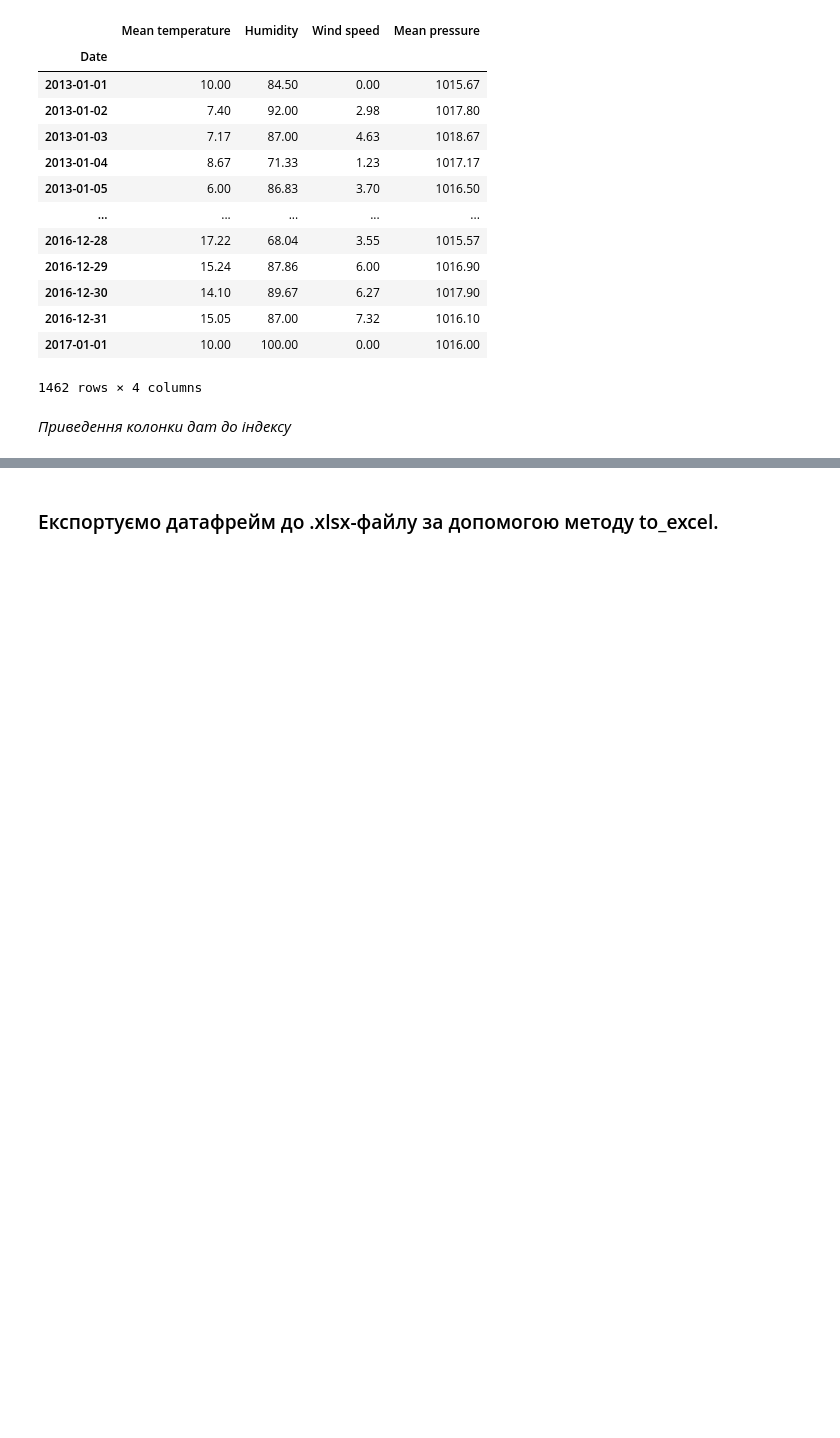
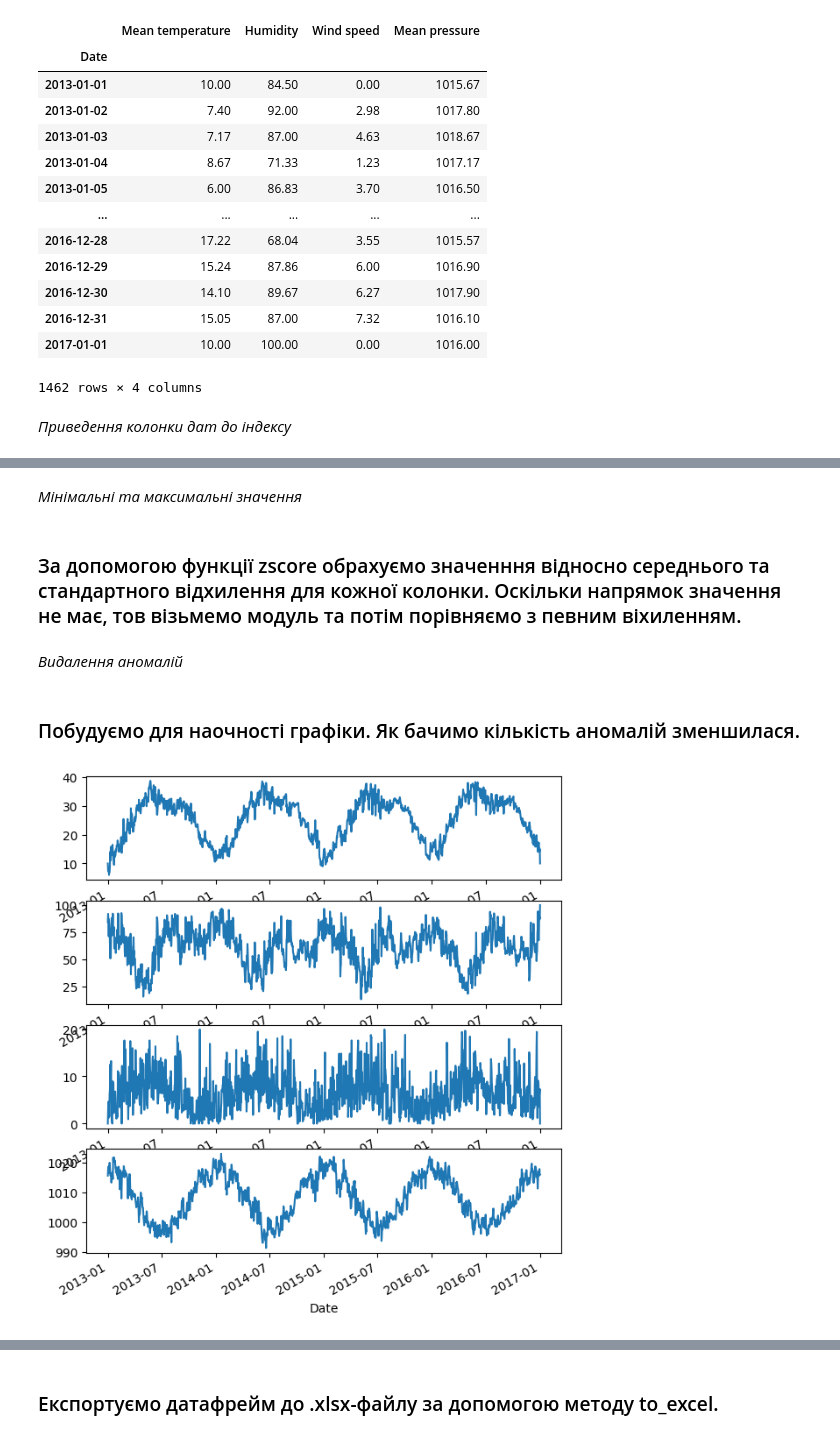
Before and after one commit to SideShowBoBGOT/DataAnalysisFifthSemester, a Jupyter notebook: Lab6/lab6.ipynb, the cells around one changed output, grey strips where cells are left out. Drawn from its saved outputs; the diff is of its cells as text; code cells hidden in the pictures; blank space fills up the shorter version.

```diff
--- a/Lab6/lab6.ipynb
+++ b/Lab6/lab6.ipynb
@@ -181,0 +207,4 @@ df
+# %% [markdown]
+*Мінімальні та максимальні значення*
+# %% [markdown]
+### За допомогою функції zscore обрахуємо значенння відносно середнього та стандартного відхилення для кожної колонки. Оскільки напрямок значення не має, тов візьмемо модуль та потім порівняємо з певним віхиленням.
@@ -181,0 +215,8 @@ df
+# %% [markdown]
+*Видалення аномалій*
+# %% [markdown]
+### Побудуємо для наочності графіки. Як бачимо кількість аномалій зменшилася.
+# %%
+plot_cols(df)
+# %% [output]
+[figure, added]
```
Also changed, not shown: parts of 9 cells of this notebook, 5 other files.
